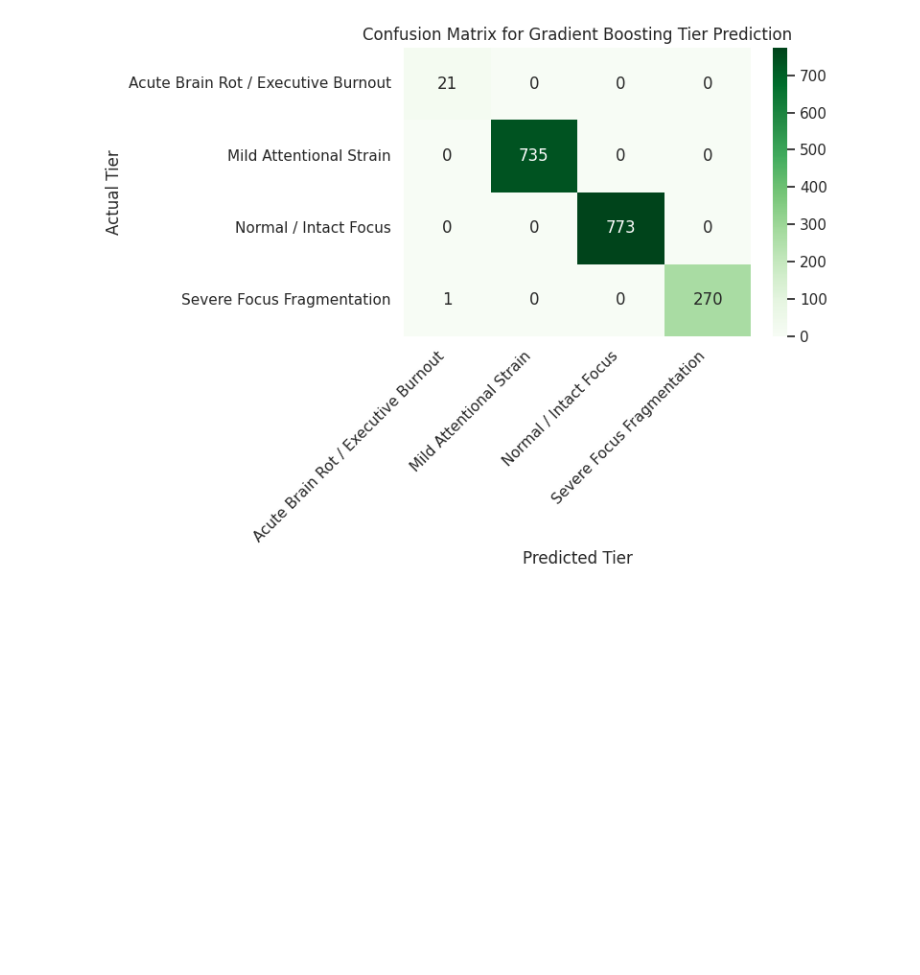
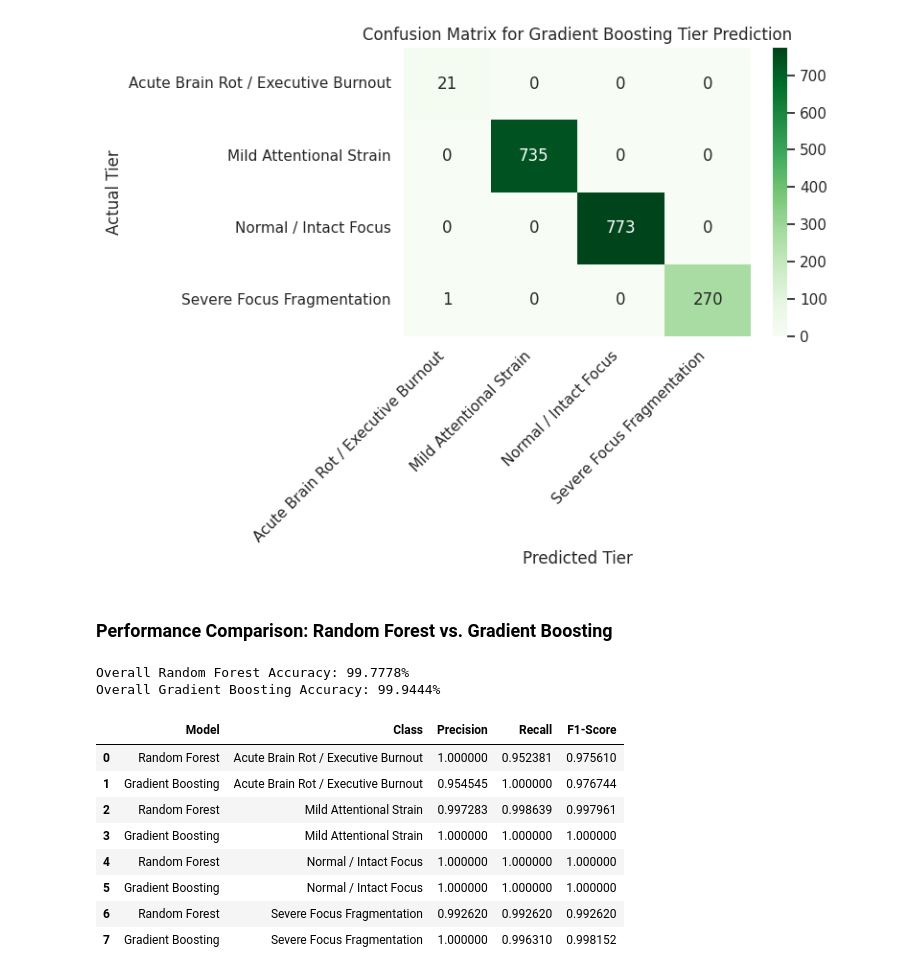
Before and after one commit to kxrrym03/Brain-rot-cognitive-decay, a Jupyter notebook: Brain_Rot_cognitive_decay.ipynb, the cells around one changed output. Saved outputs shown, nothing was run; the diff lists cells and outputs as text; code cells hidden in the pictures; blank space fills up the shorter version.

```diff
--- a/Brain_Rot_cognitive_decay.ipynb
+++ b/Brain_Rot_cognitive_decay.ipynb
@@ -415,3 +415,53 @@ plt.tight_layout()
 plt.show()
 # %% [output]
 [figure]
+# %% [markdown]
+### Performance Comparison: Random Forest vs. Gradient Boosting
+# %%
+from sklearn.metrics import precision_recall_fscore_support
+import pandas as pd
+
+# Get metrics for Random Forest
+rf_metrics = precision_recall_fscore_support(y_test, y_pred, labels=clf.classes_)
+# Get metrics for Gradient Boosting
+gb_metrics = precision_recall_fscore_support(y_test, y_pred_gb, labels=gb_clf.classes_)
+
+# Build a comparison dataframe
+comparison_rows = []
+for i, class_name in enumerate(clf.classes_):
+    # Random Forest Row
+    comparison_rows.append({
+        'Model': 'Random Forest',
+        'Class': class_name,
+        'Precision': rf_metrics[0][i],
+        'Recall': rf_metrics[1][i],
+        'F1-Score': rf_metrics[2][i]
+    })
+    # Gradient Boosting Row
+    comparison_rows.append({
+        'Model': 'Gradient Boosting',
+        'Class': class_name,
+        'Precision': gb_metrics[0][i],
+        'Recall': gb_metrics[1][i],
+        'F1-Score': gb_metrics[2][i]
+    })
+
+metrics_df = pd.DataFrame(comparison_rows)
+
+# Add global accuracies
+print(f"Overall Random Forest Accuracy: {accuracy:.4%}")
+print(f"Overall Gradient Boosting Accuracy: {gb_accuracy:.4%}\n")
+
+display(metrics_df)
+# %% [output]
+Overall Random Forest Accuracy: 99.7778%
+Overall Gradient Boosting Accuracy: 99.9444%
+|  | Model | Class | Precision | Recall | F1-Score |
+| 0 | Random Forest | Acute Brain Rot / Executive Burnout | 1.000000 | 0.952381 | 0.975610 |
+| 1 | Gradient Boosting | Acute Brain Rot / Executive Burnout | 0.954545 | 1.000000 | 0.976744 |
+| 2 | Random Forest | Mild Attentional Strain | 0.997283 | 0.998639 | 0.997961 |
+| 3 | Gradient Boosting | Mild Attentional Strain | 1.000000 | 1.000000 | 1.000000 |
+| 4 | Random Forest | Normal / Intact Focus | 1.000000 | 1.000000 | 1.000000 |
+| 5 | Gradient Boosting | Normal / Intact Focus | 1.000000 | 1.000000 | 1.000000 |
+| 6 | Random Forest | Severe Focus Fragmentation | 0.992620 | 0.992620 | 0.992620 |
+| 7 | Gradient Boosting | Severe Focus Fragmentation | 1.000000 | 0.996310 | 0.998152 |
```
Also changed, not shown: parts of 1 cell of this notebook.
